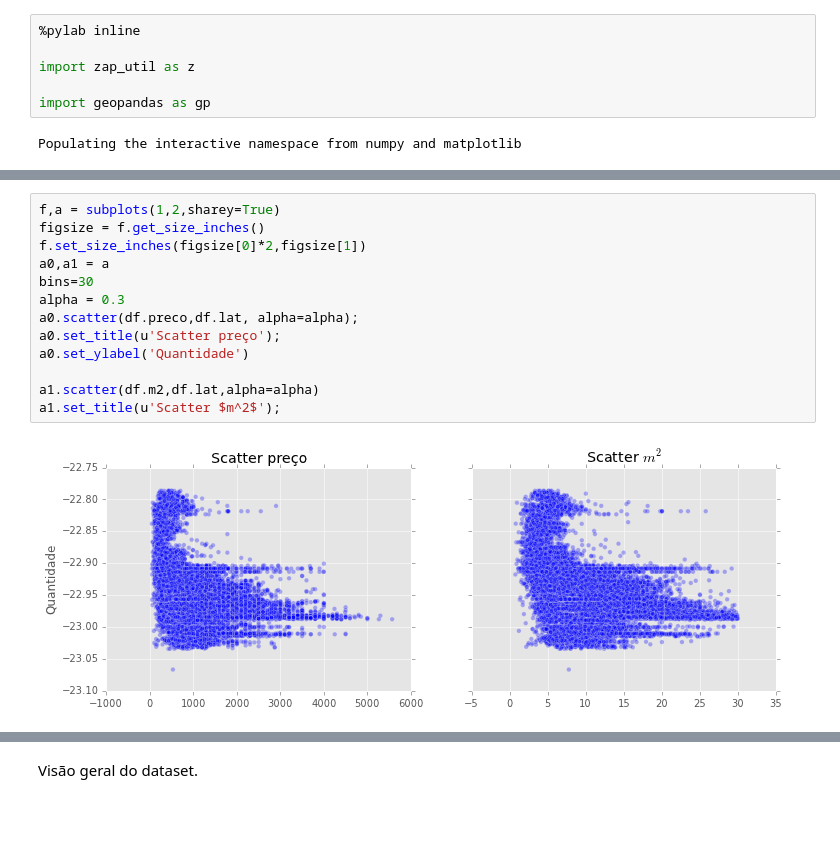
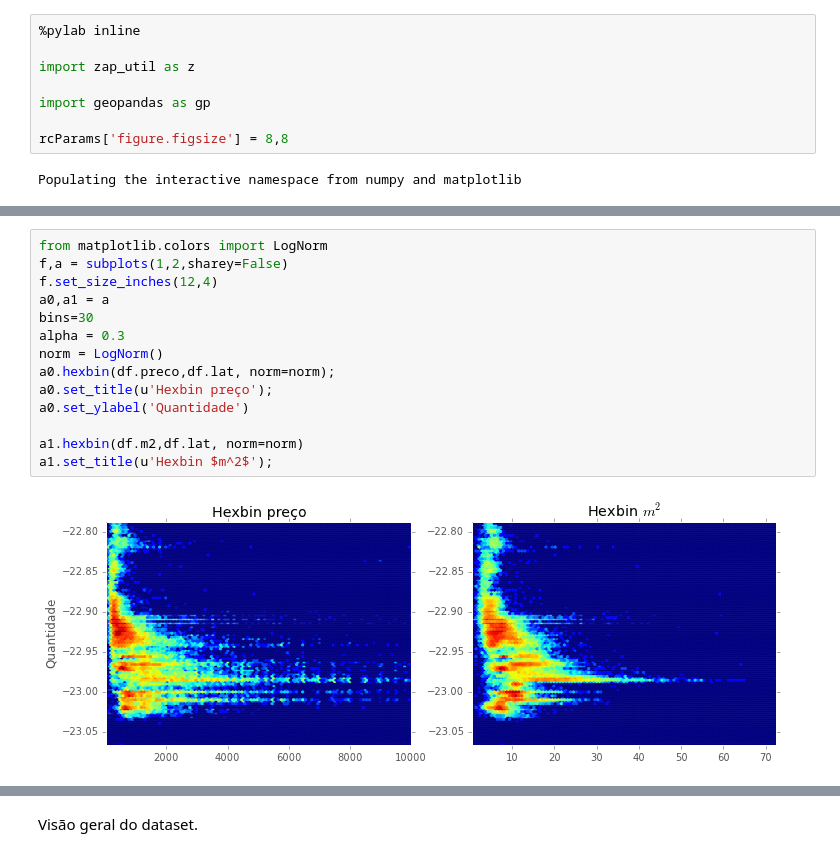
Before and after one commit to sergiosilvar/fgv_dissertacao, a Jupyter notebook: ipython_notebook/Analises.ipynb, the cells around one changed output, grey strips where cells are left out. Cells and saved outputs as stored; diff of their text form; blank space fills up the shorter version.

```diff
--- a/ipython_notebook/Analises.ipynb
+++ b/ipython_notebook/Analises.ipynb
@@ -4,6 +4,8 @@
 import zap_util as z
 
 import geopandas as gp
+
+rcParams['figure.figsize'] = 8,8
 # %% [output]
 Populating the interactive namespace from numpy and matplotlib
 # %%
@@ -62,15 +83,16 @@ a1.set_title(u'Histograma $m^2$');
 # %%
-f,a = subplots(1,2,sharey=True)
-figsize = f.get_size_inches()
-f.set_size_inches(figsize[0]*2,figsize[1])
+from matplotlib.colors import LogNorm
+f,a = subplots(1,2,sharey=False)
+f.set_size_inches(12,4)
 a0,a1 = a
 bins=30
 alpha = 0.3
-a0.scatter(df.preco,df.lat, alpha=alpha);
-a0.set_title(u'Scatter preço');
+norm = LogNorm()
+a0.hexbin(df.preco,df.lat, norm=norm);
+a0.set_title(u'Hexbin preço');
 a0.set_ylabel('Quantidade')
 
-a1.scatter(df.m2,df.lat,alpha=alpha)
-a1.set_title(u'Scatter $m^2$');
+a1.hexbin(df.m2,df.lat, norm=norm)
+a1.set_title(u'Hexbin $m^2$');
 # %% [output]
-[figure, old version]
+[figure, new version]
```
Also changed, not shown: parts of 15 cells of this notebook, 7 other files.
